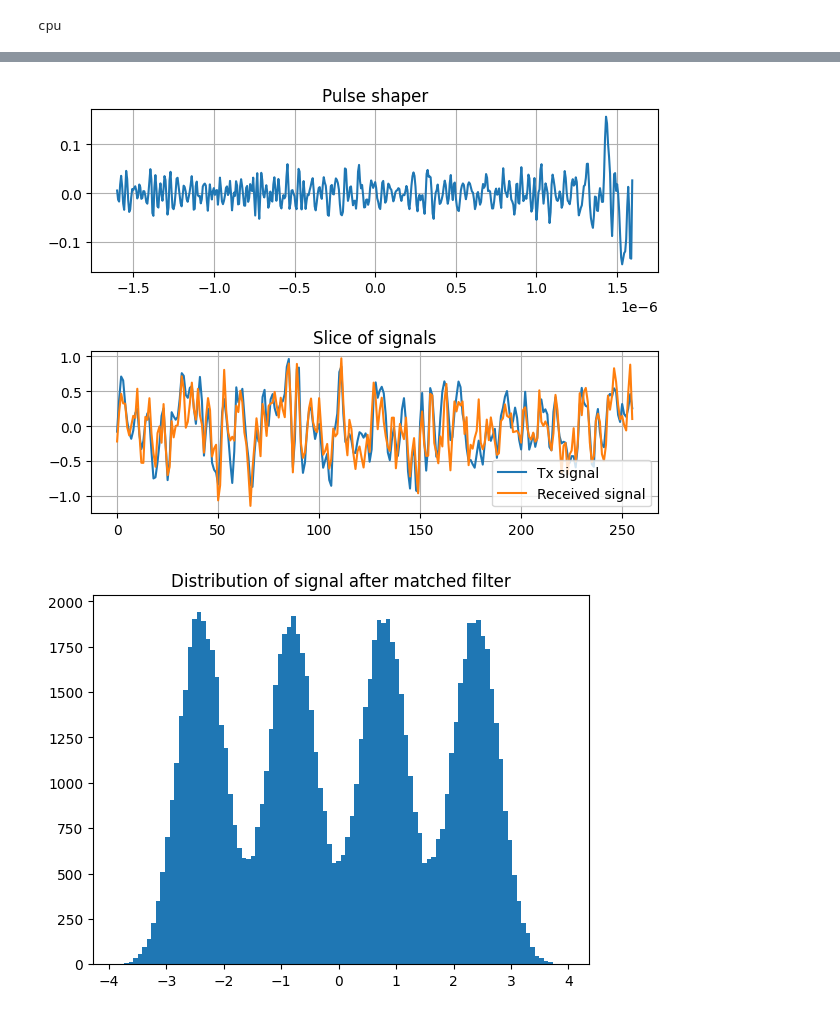
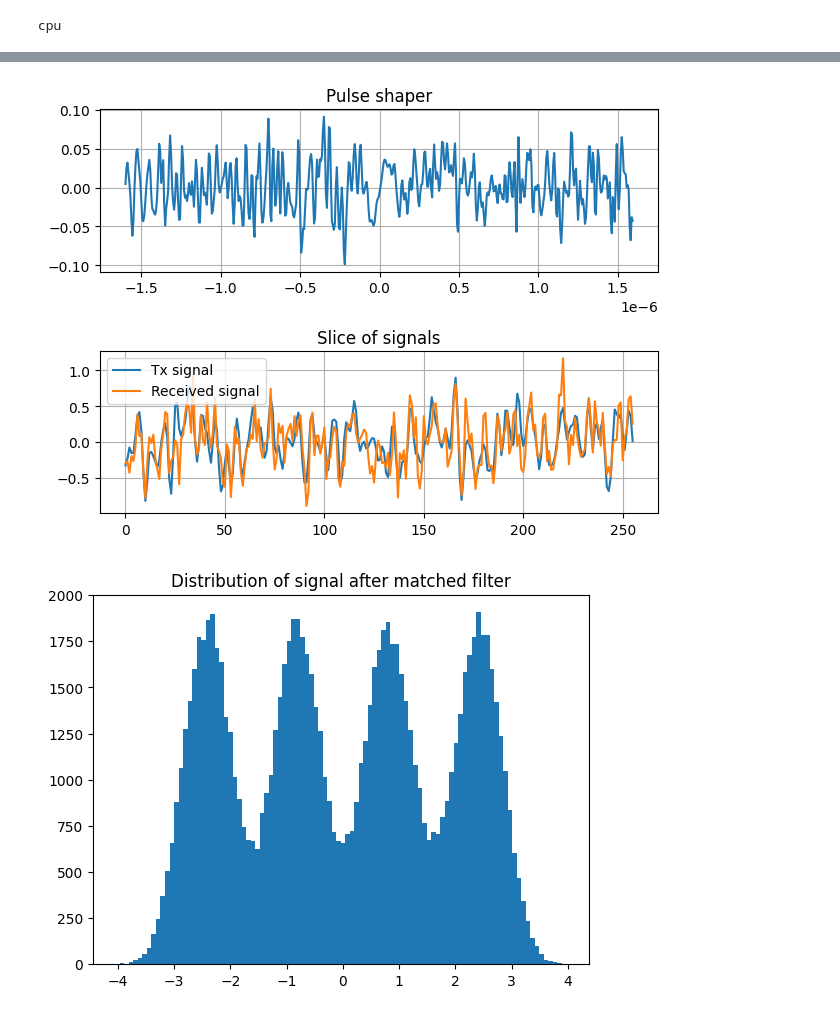
Before and after one commit to Saxe-pixel/Differentiable-surrogate-channel, a Jupyter notebook: awgn med isi der funger ca.ipynb, the cells around one changed output, grey strips where cells are left out. Drawn from its saved outputs; the diff is of its cells as text; code cells hidden in the pictures.

```diff
--- a/awgn med isi der funger ca.ipynb
+++ b/awgn med isi der funger ca.ipynb
@@ -23,7 +23,7 @@ if __name__ == "__main__":
     SEED = 12345
     N_SYMBOLS = int(1e5)
     SPS = 16  # samples-per-symbol (oversampling rate)
-    SNR_DB = 10.0  # signal-to-noise ratio in dB
+    SNR_DB = 8.0  # signal-to-noise ratio in dB
     BAUD_RATE = 10e6  # number of symbols transmitted pr. second
     FILTER_LENGTH = 256*2
     Ts = 1 / (BAUD_RATE)  # symbol length
@@ -50,7 +50,7 @@ if __name__ == "__main__":
     optimizer = torch.optim.Adam([pulse_tx], lr=0.001)
     channel = AWGNChannelWithLinearISI(snr_db=SNR_DB, pulse_energy=pulse_energy, samples_pr_symbol=SPS)
     #####
-    num_epochs = 100  # Number of iterations for optimization
+    num_epochs = 15  # Number of iterations for optimization
     batch_size = 512  # Batch size for optimization
     for epoch in range(num_epochs):
         permutation = torch.randperm(N_SYMBOLS)
@@ -92,9 +92,6 @@ if __name__ == "__main__":
     tx_symbols_up = torch.zeros((N_SYMBOLS * SPS, ), dtype=torch.double)
     tx_symbols_up[0::SPS] = tx_symbols
     x = taf.convolve(tx_symbols_up, pulse_tx)  # Apply pulse shaping
-
-    # Apply the "unknown" channel
-
 
     channel = AWGNChannelWithLinearISI(snr_db=SNR_DB, pulse_energy=pulse_energy, samples_pr_symbol=SPS)
     #channel = AWGNChannel(snr_db=SNR_DB, pulse_energy=pulse_energy)
@@ -163,2 +161,2 @@ SER: 9.535e-02
-[figure, old version]
+[figure, new version]
-[figure, old version]
+[figure, new version]
```
Also changed, not shown: parts of 2 cells of this notebook, 11 other files.
